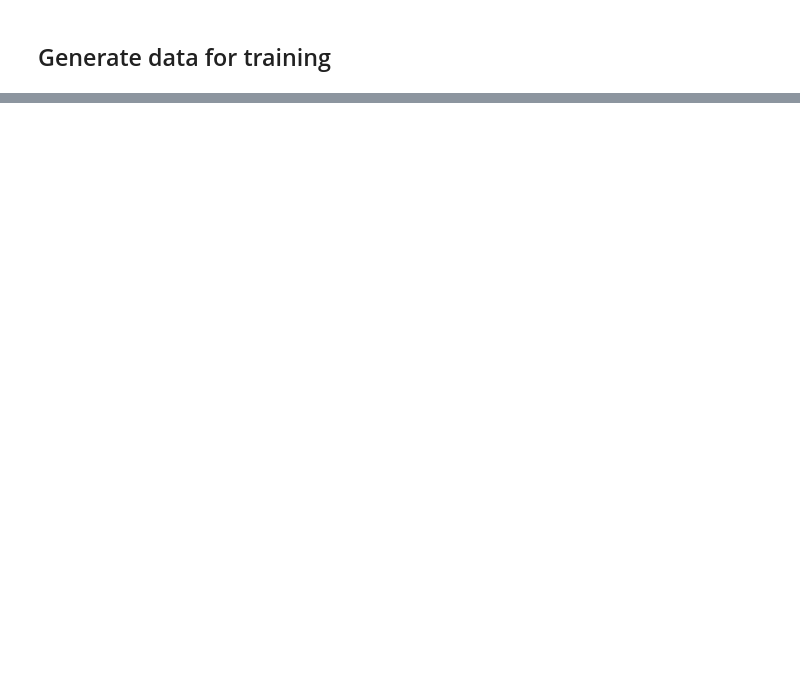
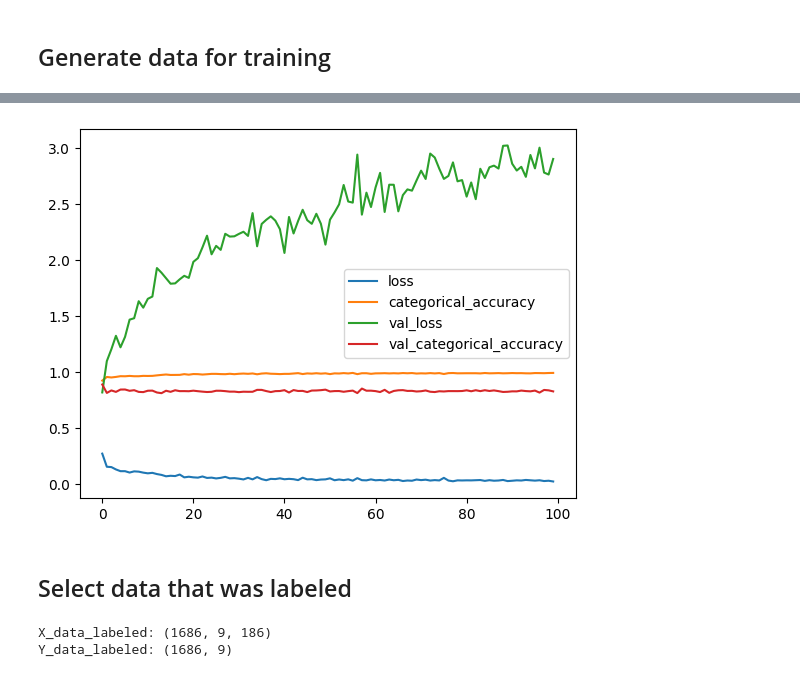
Before and after one commit to IISAS/nvflare-hysped, a Jupyter notebook: volumes/dev/tf/notebooks/data_preprocess_sverepec_24.ipynb, the cells around one changed output, grey strips where cells are left out. Saved outputs shown, nothing was run; the diff lists cells and outputs as text; code cells hidden in the pictures; blank space fills up the shorter version.

```diff
--- a/volumes/dev/tf/notebooks/data_preprocess_sverepec_24.ipynb
+++ b/volumes/dev/tf/notebooks/data_preprocess_sverepec_24.ipynb
@@ -388,6 +401,8 @@ Y_data = np.reshape(
     swv_Y[:,:,0,wcx,wcy],         # sliding window Y data center pixels
     (np.prod(swv_Y.shape[:2]), 1) # (windows, labels) -- 1 label per window
 )
+# 1-hot encoding
+Y_data = to_categorical(Y_data,num_classes=num_classes)
 Y_data.shape
 print('Y_data: %s' % str(Y_data.shape))
 
@@ -441,0 +483,9 @@ for x in trange(swv_X.shape[:2][0]):
+# %%
+history = model.fit(
+    X_data,
+    Y_data,
+    epochs=100,
+    validation_split=0.6,
+    shuffle=True,
+    batch_size=8
+)
@@ -441,0 +510,19 @@ for x in trange(swv_X.shape[:2][0]):
+# %%
+for k in history.history.keys():
+    plt.plot(history.history[k], label=k)
+plt.legend()
+plt.show()
+# %% [output]
+[figure, added]
+# %% [markdown]
+## Select data that was labeled
+# %%
+unknown_class_1hot = to_categorical(label_encoder.transform(['?']), num_classes=num_classes)
+mask = np.apply_along_axis(lambda x: np.all(x), 1, (Y_data == unknown_class_1hot))
+X_data_labeled = X_data[~mask]
+Y_data_labeled = Y_data[~mask]
+print('X_data_labeled: %s' % str(X_data_labeled.shape))
+print('Y_data_labeled: %s' % str(Y_data_labeled.shape))
+# %% [output]
+X_data_labeled: (1686, 9, 186)
+Y_data_labeled: (1686, 9)
```
Also changed, not shown: parts of 12 cells of this notebook.
